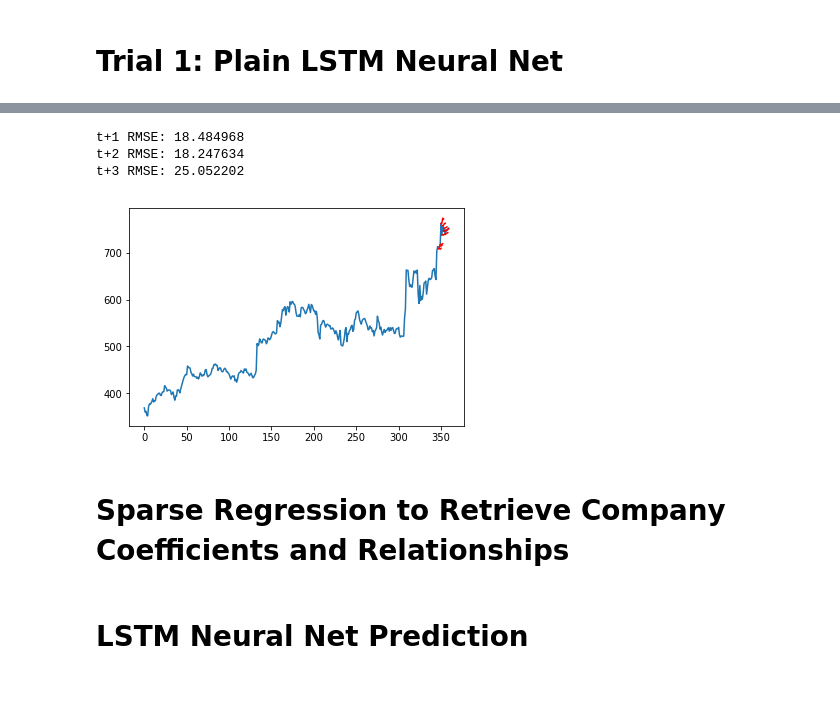
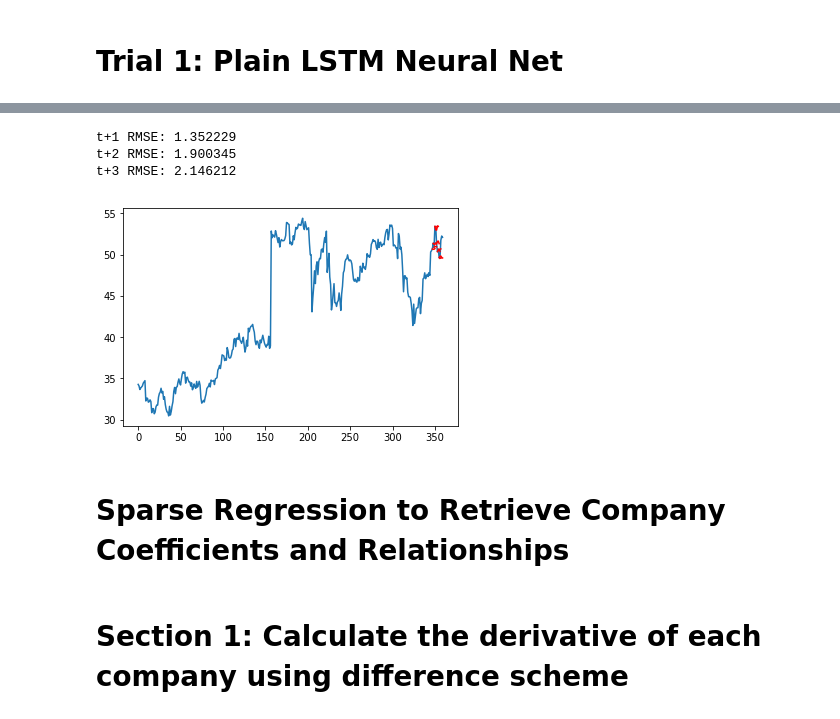
Before and after one commit to hungngo97/Network-Graphical-Dependencies, a Jupyter notebook: main.ipynb, the cells around one changed output, grey strips where cells are left out. Drawn from its saved outputs; the diff is of its cells as text; code cells hidden in the pictures; blank space fills up the shorter version.

```diff
--- a/main.ipynb
+++ b/main.ipynb
@@ -143,9 +169,9 @@ from scipy import stats
 import scipy.cluster.hierarchy as hac
 
 
-price_df = price_df.dropna()
-sentiment_df = sentiment_df.dropna()
-df = price_df
+price_df = price_df.fillna(0)
+sentiment_df = price_df.fillna(0)
+df = sentiment_df
 Z = hac.linkage(df.T, method='single', metric='correlation')
 # %%
 # Plot dendogram
@@ -253,0 +344,18 @@ for label, x, y in zip(labels, tsne_results[:, 0], tsne_results[:, 1]):
+# %%
+from sklearn.cluster import KMeans
+kmeans = KMeans(n_clusters=3)
+kmeans.fit(tsne_results)
+y_kmeans = kmeans.predict(tsne_results)
+# %%
+plt.scatter(tsne_results[:, 0], tsne_results[:, 1], c=y_kmeans, s=50, cmap='viridis')
+
+centers = kmeans.cluster_centers_
+plt.scatter(centers[:, 0], centers[:, 1], c='black', s=200, alpha=0.5);
+for label, x, y in zip(labels, tsne_results[:, 0], tsne_results[:, 1]):
+    plt.annotate(
+        label,
+        xy=(x, y), xytext=(-20, 20),
+        textcoords='offset points', ha='right', va='bottom',
+        bbox=dict(boxstyle='round,pad=0.5', fc='yellow', alpha=0.5),
+        arrowprops=dict(arrowstyle = '->', connectionstyle='arc3,rad=0')
+    );
@@ -253,0 +364,17 @@ for label, x, y in zip(labels, tsne_results[:, 0], tsne_results[:, 1]):
+# %%
+from sklearn.cluster import KMeans
+kmeans = KMeans(n_clusters=3)
+kmeans.fit(data)
+y_kmeans = kmeans.predict(data)
+plt.scatter(data[:, 0], data[:, 1], c=y_kmeans, s=50, cmap='viridis')
+
+centers = kmeans.cluster_centers_
+plt.scatter(centers[:, 0], centers[:, 1], c='black', s=200, alpha=0.5);
+for label, x, y in zip(labels, data[:, 0], data[:, 1]):
+    plt.annotate(
+        label,
+        xy=(x, y), xytext=(-20, 20),
+        textcoords='offset points', ha='right', va='bottom',
+        bbox=dict(boxstyle='round,pad=0.5', fc='yellow', alpha=0.5),
+        arrowprops=dict(arrowstyle = '->', connectionstyle='arc3,rad=0')
+    );
@@ -570,31 +720,31 @@ t+3 RMSE: 2.084867
 # %%
-series = df['googl']
+series = df['dow']
 # configure
 n_lag = 1
 n_seq = 3
 n_test = 10
 n_epochs = 1500
 n_batch = 1
 n_neurons = 1
 # prepare data
 scaler, train, test = prepare_data(series, n_test, n_lag, n_seq)
 # fit model
 model = fit_lstm(train, n_lag, n_seq, n_batch, n_epochs, n_neurons)
 # make forecasts
 forecasts = make_forecasts(model, n_batch, train, test, n_lag, n_seq)
 # inverse transform forecasts and test
 forecasts = inverse_transform(series, forecasts, scaler, n_test+2)
 actual = [row[n_lag:] for row in test]
 actual = inverse_transform(series, actual, scaler, n_test+2)
 # evaluate forecasts
 evaluate_forecasts(actual, forecasts, n_lag, n_seq)
 # plot forecasts
 plot_forecasts(series, forecasts, n_test+2)
 # %% [output]
-t+1 RMSE: 18.484968
-t+2 RMSE: 18.247634
-t+3 RMSE: 25.052202
+t+1 RMSE: 1.352229
+t+2 RMSE: 1.900345
+t+3 RMSE: 2.146212
-[figure, old version]
+[figure, new version]
 # %%
 # # plot the entire dataset in blue
 # pyplot.plot(series.values)
@@ -612,5 +762,5 @@ for i in range(len(forecasts)):
 pyplot.show()
 # %% [markdown]
 # Sparse Regression to Retrieve Company Coefficients and Relationships
-# %% [markdown]
-# LSTM Neural Net Prediction
+# %% [markdown]
+# Section 1: Calculate the derivative of each company using difference scheme
```
Also changed, not shown: parts of 63 cells of this notebook.
